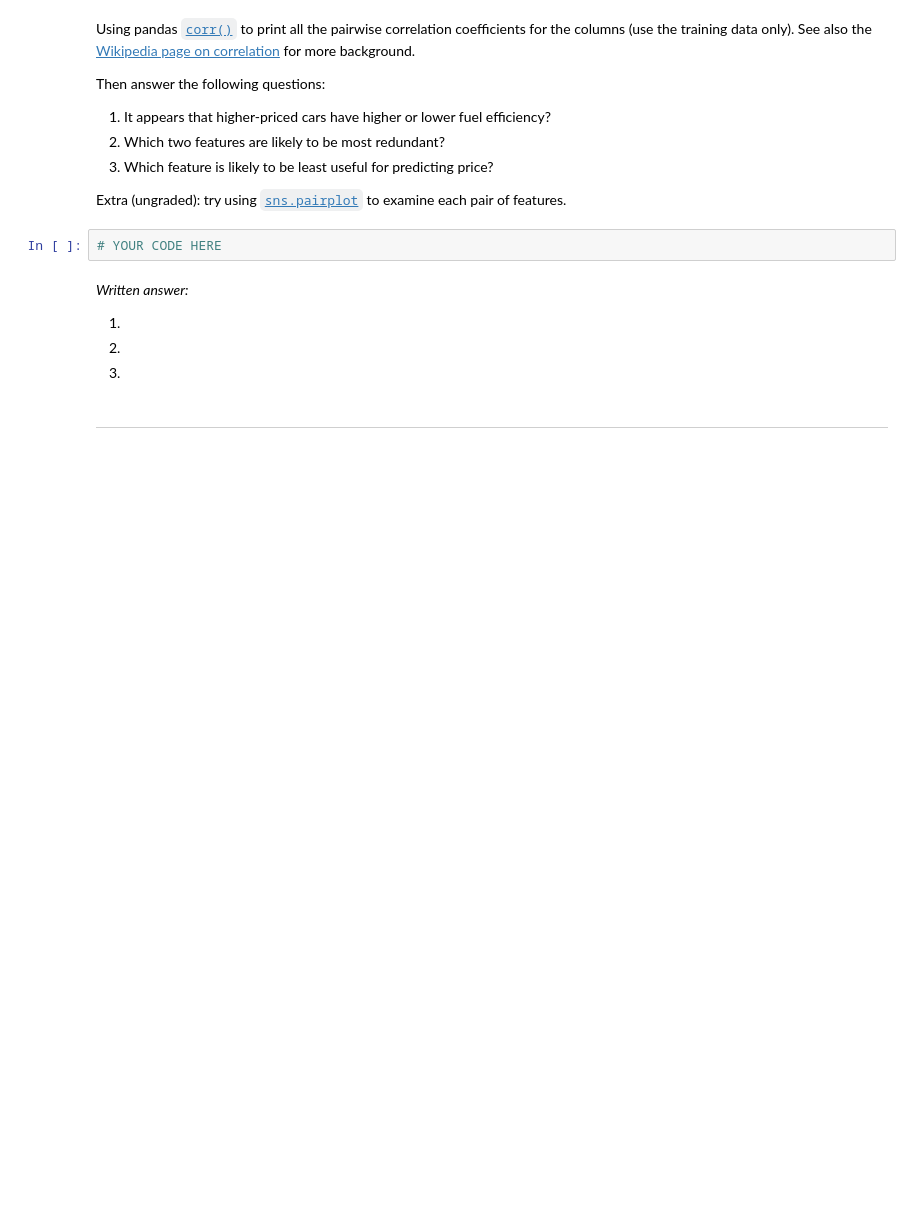
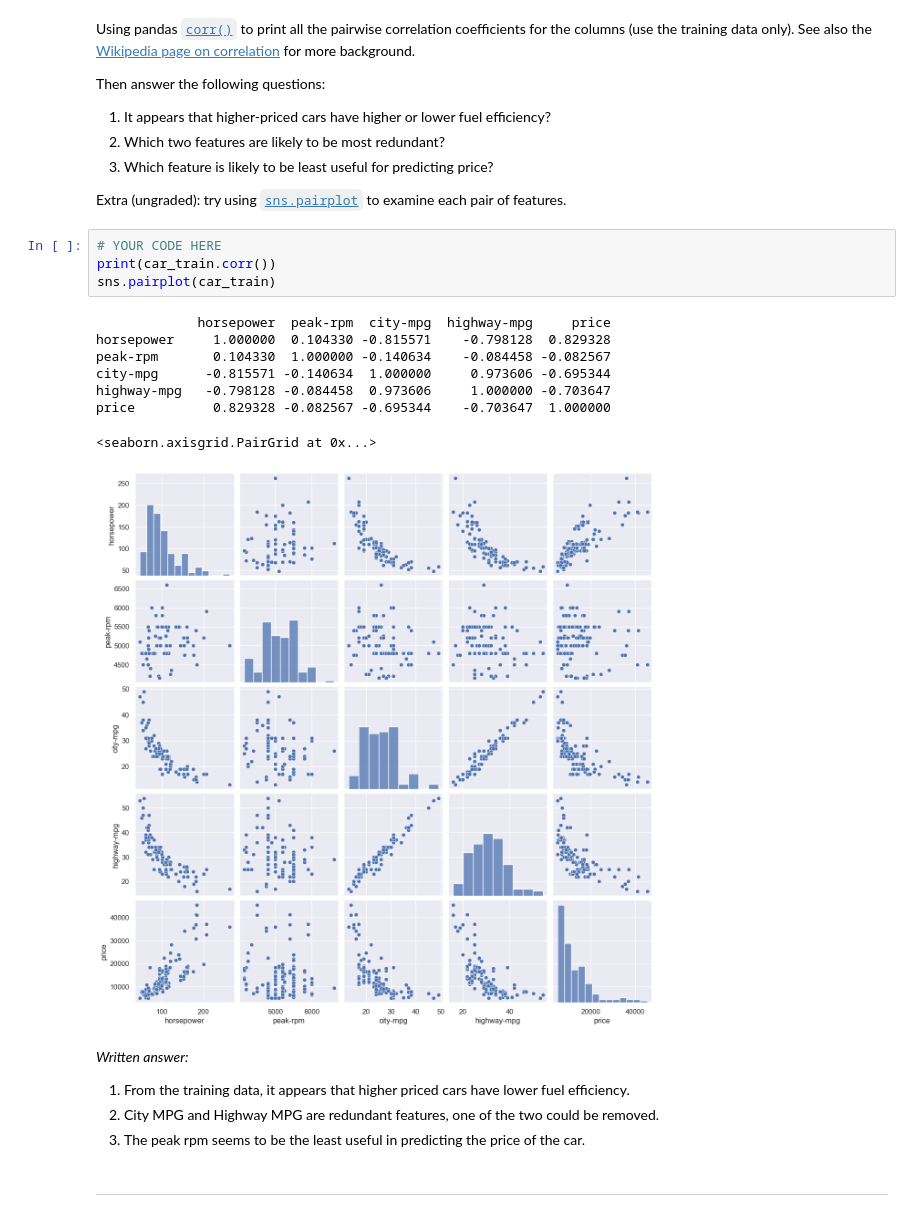
Before and after one commit to ucbahallaou/W207-Fall-2023, a Jupyter notebook: Homeworks/03 Linear Regression with Tensorflow.ipynb, the cells around one changed output. Drawn from its saved outputs; the diff is of its cells as text; blank space fills up the shorter version.

```diff
--- a/Homeworks/03 Linear Regression with Tensorflow.ipynb
+++ b/Homeworks/03 Linear Regression with Tensorflow.ipynb
@@ -155,12 +245,23 @@ Then answer the following questions:
 Extra (ungraded): try using [`sns.pairplot`](https://seaborn.pydata.org/generated/seaborn.pairplot.html) to examine each pair of features.
 # %%
 # YOUR CODE HERE
+print(car_train.corr())
+sns.pairplot(car_train)
+# %% [output]
+             horsepower  peak-rpm  city-mpg  highway-mpg     price
+horsepower     1.000000  0.104330 -0.815571    -0.798128  0.829328
+peak-rpm       0.104330  1.000000 -0.140634    -0.084458 -0.082567
+city-mpg      -0.815571 -0.140634  1.000000     0.973606 -0.695344
+highway-mpg   -0.798128 -0.084458  0.973606     1.000000 -0.703647
+price          0.829328 -0.082567 -0.695344    -0.703647  1.000000
+<seaborn.axisgrid.PairGrid at 0x...>
+[figure, added]
-# %% [markdown]
-*Written answer:*
-
-1.
-2.
-3.
+# %% [markdown]
+*Written answer:*
+
+1. From the training data, it appears that higher priced cars have lower fuel efficiency.
+2. City MPG and Highway MPG are redundant features, one of the two could be removed.
+3. The peak rpm seems to be the least useful in predicting the price of the car.
 # %% [markdown]
 ---
 # %% [markdown]
```
Also changed, not shown: parts of 14 cells of this notebook.
